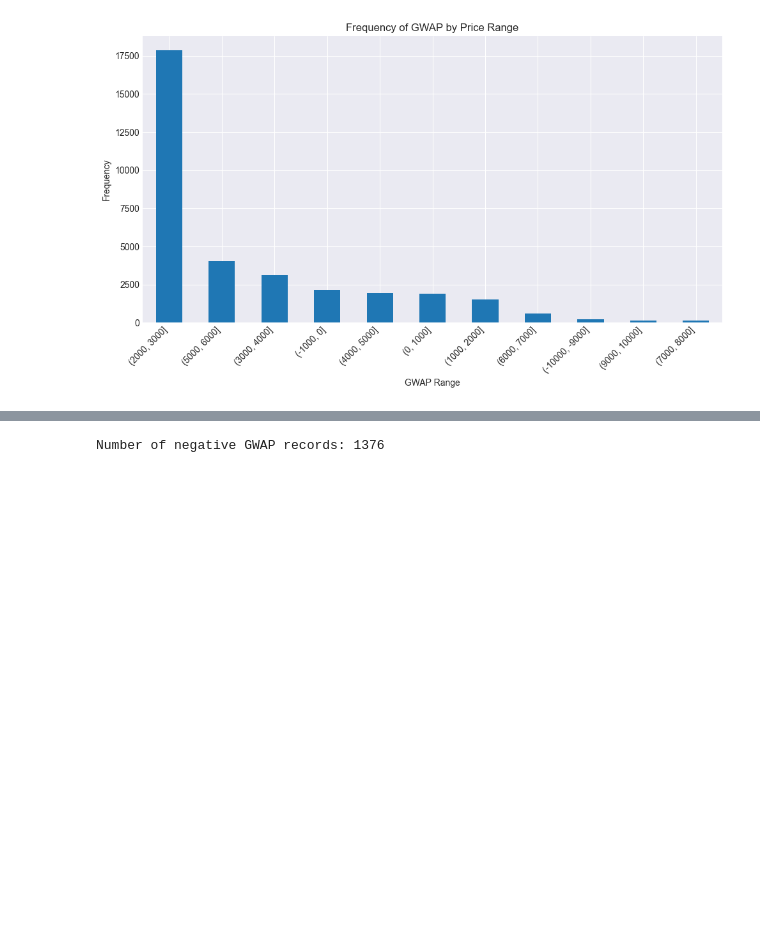
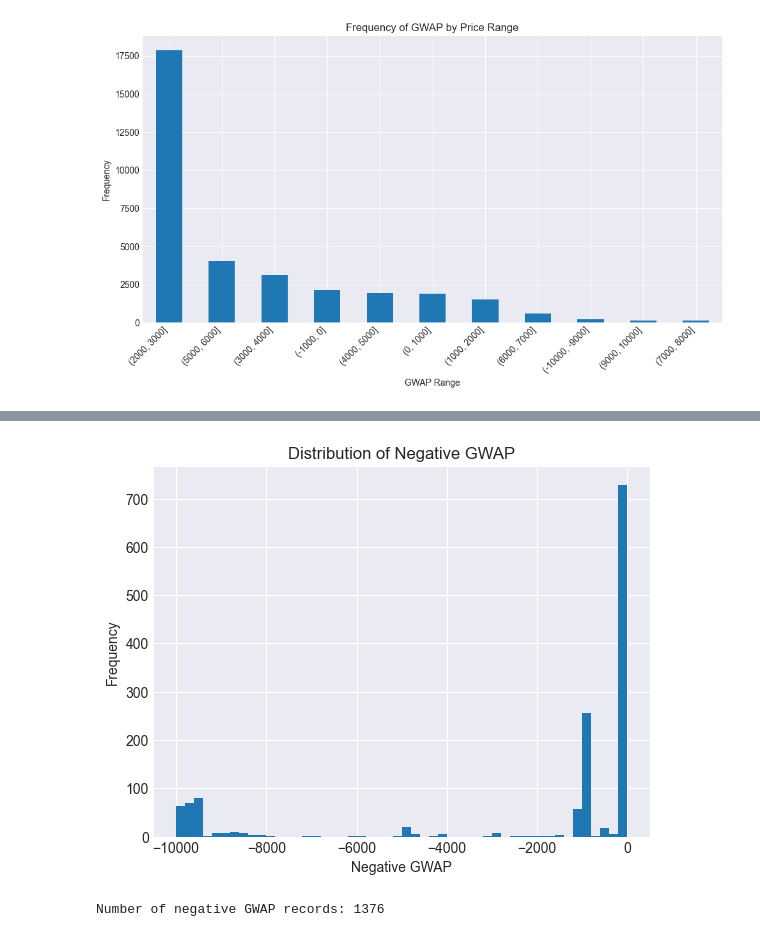
Before and after one commit to haniellejermayn/wesm-price-prediction, a Jupyter notebook: 02_EDA.ipynb, the cells around one changed output, grey strips where cells are left out. Saved outputs shown, nothing was run; the diff lists cells and outputs as text; code cells hidden in the pictures; blank space fills up the shorter version.

```diff
--- a/02_EDA.ipynb
+++ b/02_EDA.ipynb
@@ -220,3 +245,14 @@ plt.show()
+# %%
+negative_gwap = df[df["GWAP"] < 0]
+
+plt.figure()
+plt.hist(negative_gwap["GWAP"], bins=50)
+plt.xlabel("Negative GWAP")
+plt.ylabel("Frequency")
+plt.title("Distribution of Negative GWAP")
+plt.show()
+# %% [output]
+[figure, added]
 # %%
 df_negative_gwap = df[df["GWAP"] < 0].copy()
 
```
Also changed, not shown: parts of 24 cells of this notebook.
